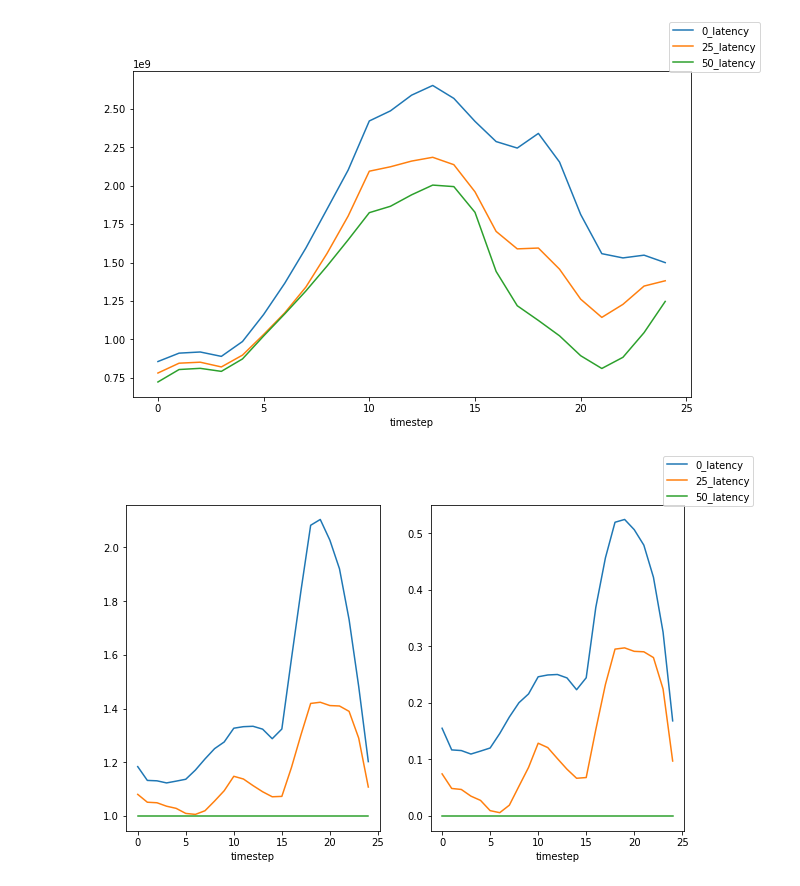
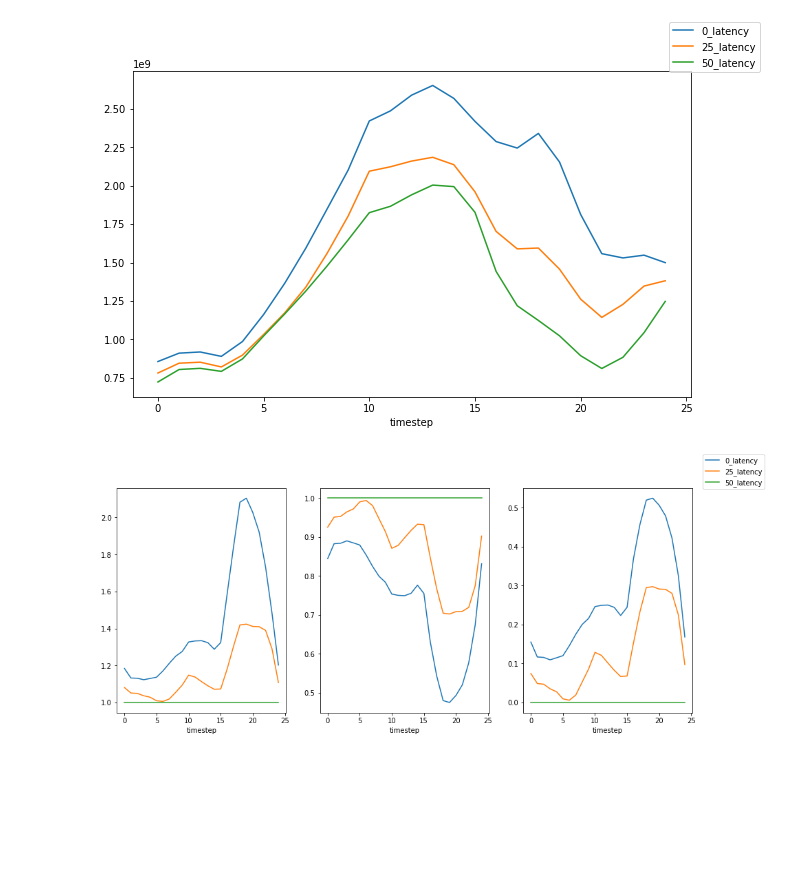
Before and after one commit to fiskrt/CASPER, a Jupyter notebook: misc/casper.ipynb, the cells around one changed output. Saved outputs shown, nothing was run; the diff lists cells and outputs as text; code cells hidden in the pictures; blank space fills up the shorter version.

Commit message:
3 subplots for carbon emission comparison

```diff
--- a/misc/casper.ipynb
+++ b/misc/casper.ipynb
@@ -41,17 +41,20 @@ fig.legend(["0_latency", "25_latency", "50_latency"]);
 [figure]
 # %%
 ax = None
-fig = plt.figure(figsize=(10, 6))
+fig = plt.figure(figsize=(15, 6))
 factor = dfs_grouped_by_timestep[2]["total_carbon_emissions"].sum()
 for df in dfs_grouped_by_timestep:
-    ax = plt.subplot(1, 2, 1)
+    ax = plt.subplot(1, 3, 1)
     p = df["total_carbon_emissions"].sum() / factor
     ax = p.plot(ax=ax)
-    ax = plt.subplot(1, 2, 2)
+    ax = plt.subplot(1, 3, 2)
+    p =  factor / df["total_carbon_emissions"].sum()
+    ax = p.plot(ax=ax)
+    ax = plt.subplot(1, 3, 3)
     p =  1 - factor / df["total_carbon_emissions"].sum()
     ax = p.plot(ax=ax)
 
 
 fig.legend(["0_latency", "25_latency", "50_latency"]);
 # %% [output]
-[figure, old version]
+[figure, new version]
```
